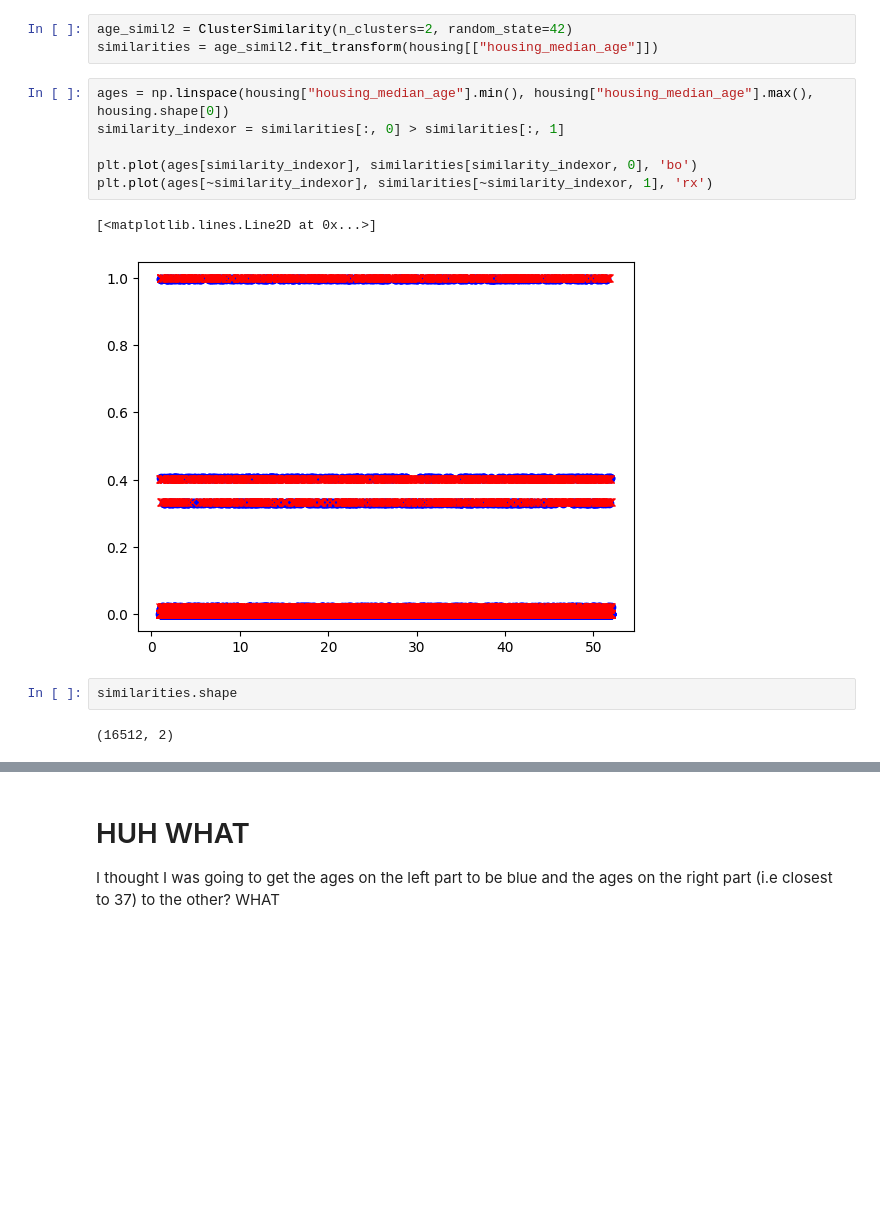
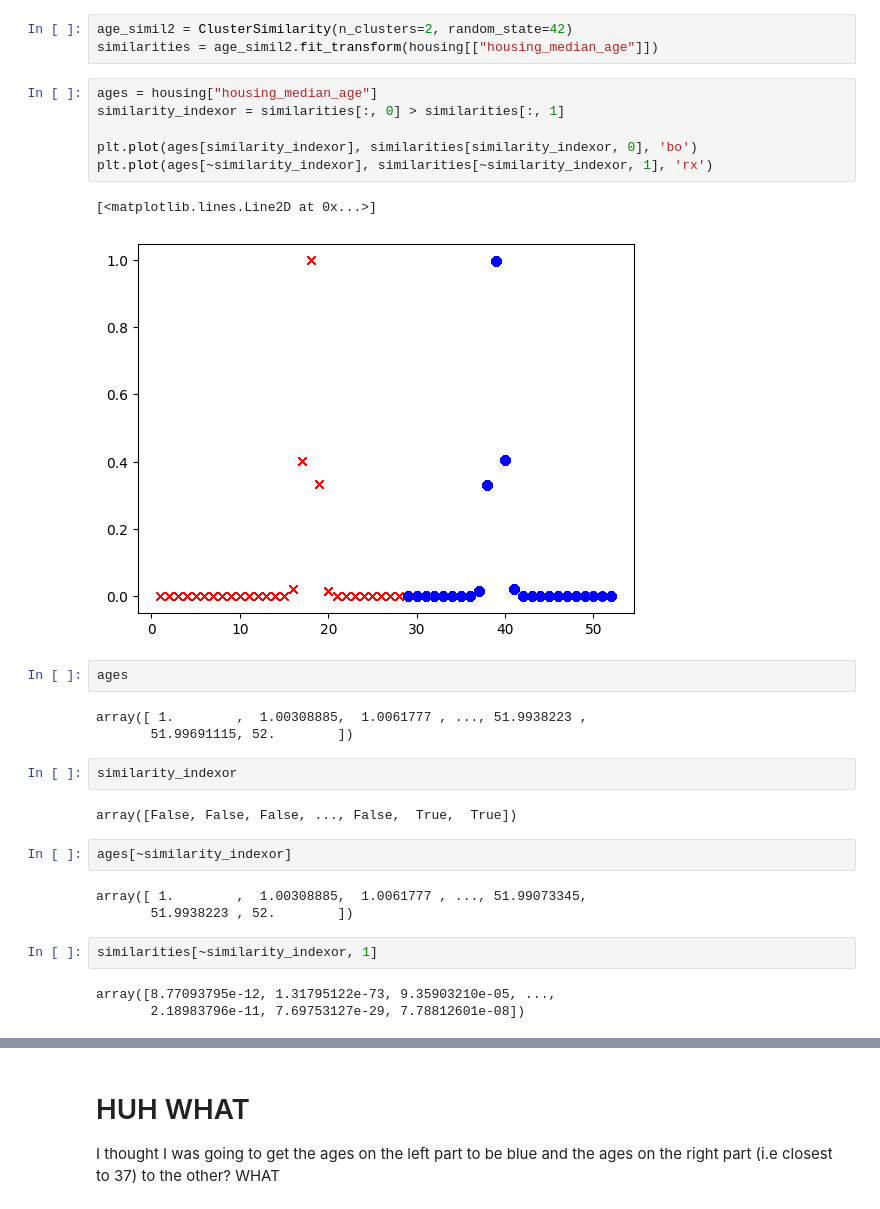
Before and after one commit to LucidOtter/MLLearning, a Jupyter notebook: 02_end2end_MLLearning.ipynb, the cells around one changed output, grey strips where cells are left out. Drawn from its saved outputs; the diff is of its cells as text; blank space fills up the shorter version.

Commit message:
Age Distribution:   Fixed the plot...

```diff
--- a/02_end2end_MLLearning.ipynb
+++ b/02_end2end_MLLearning.ipynb
@@ -533,15 +533,30 @@ Let's fit a gaussian distribution around 39 and 17 (these values were obtained p
 age_simil2 = ClusterSimilarity(n_clusters=2, random_state=42)
 similarities = age_simil2.fit_transform(housing[["housing_median_age"]])
 # %%
-ages = np.linspace(housing["housing_median_age"].min(), housing["housing_median_age"].max(), housing.shape[0])
+ages = housing["housing_median_age"]
 similarity_indexor = similarities[:, 0] > similarities[:, 1]
 
 plt.plot(ages[similarity_indexor], similarities[similarity_indexor, 0], 'bo')
 plt.plot(ages[~similarity_indexor], similarities[~similarity_indexor, 1], 'rx')
 # %% [output]
 [<matplotlib.lines.Line2D at 0x...>]
-[figure, old version]
+[figure, new version]
+# %%
+ages
+# %% [output]
+array([ 1.        ,  1.00308885,  1.0061777 , ..., 51.9938223 ,
+       51.99691115, 52.        ])
+# %%
+similarity_indexor
+# %% [output]
+array([False, False, False, ..., False,  True,  True])
+# %%
+ages[~similarity_indexor]
+# %% [output]
+array([ 1.        ,  1.00308885,  1.0061777 , ..., 51.99073345,
+       51.9938223 , 52.        ])
 # %%
-similarities.shape
+similarities[~similarity_indexor, 1]
 # %% [output]
-(16512, 2)
+array([8.77093795e-12, 1.31795122e-73, 9.35903210e-05, ...,
+       2.18983796e-11, 7.69753127e-29, 7.78812601e-08])
```
Also changed, not shown: parts of 1 cell of this notebook.
